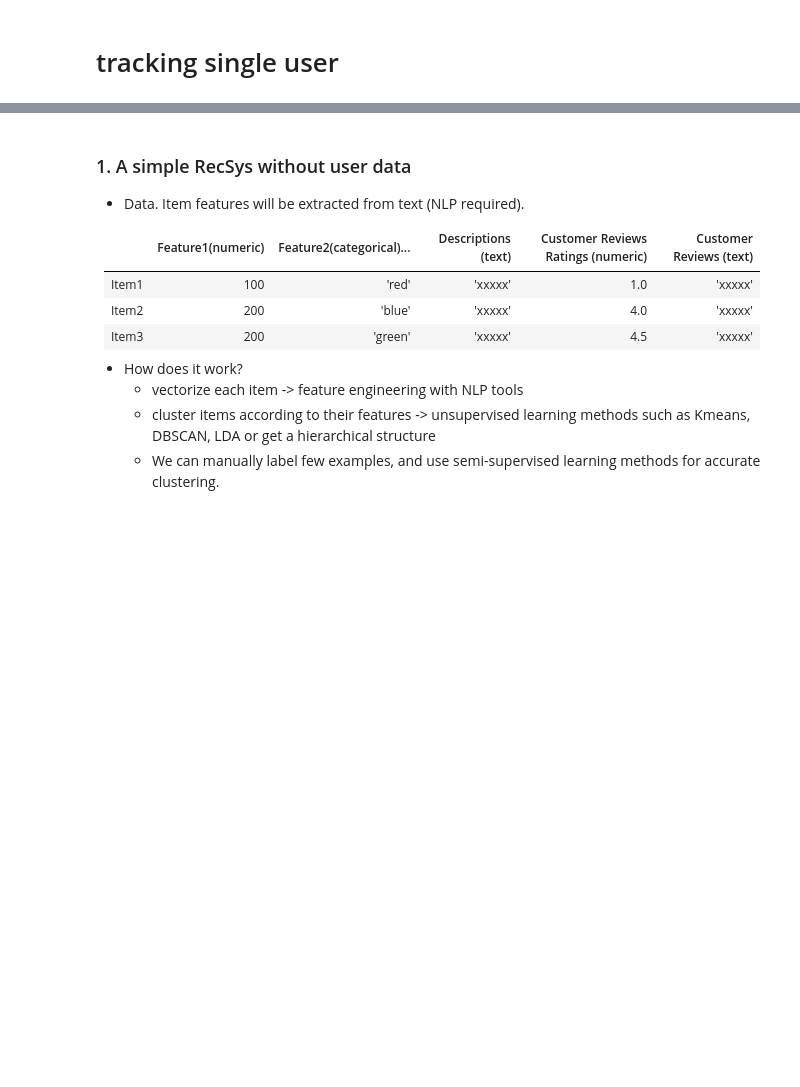
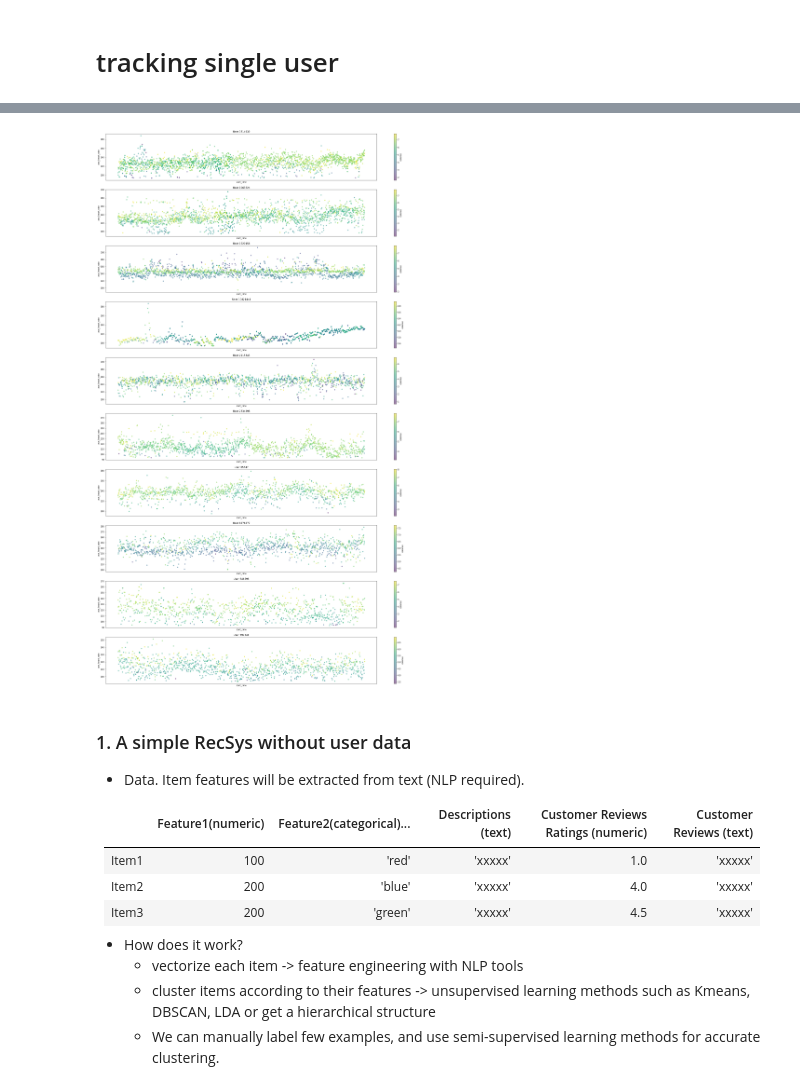
Before and after one commit to wangjing0/RS, a Jupyter notebook: NOTES.ipynb, the cells around one changed output, grey strips where cells are left out. Cells and saved outputs as stored; diff of their text form; code cells hidden in the pictures; blank space fills up the shorter version.

```diff
--- a/NOTES.ipynb
+++ b/NOTES.ipynb
@@ -326,3 +364,20 @@ df_hr.ave_longitude.mean()
+# %%
+K = 10
+user_top_K = df.userId.value_counts().nlargest(K).index
+fig, axs = plt.subplots(K,1, figsize=(30,50))
+for i, userId in enumerate(user_top_K):
+    df_top_user = df[df['userId']==userId]
+    remove_outliers_inplace(df_top_user, ['duration','distance','calories'],log_transform = True)
+    axs[i].tick_params(bottom=False,labelbottom=False)
+    df_top_user.plot.scatter(x='start_time',
+                             y='ave_heart_rate',
+                             c='calories',
+                             colormap='viridis',
+                             alpha=0.5,
+                             title='User '+str(userId),
+                             ax=axs[i]);
+# %% [output]
+[figure, added]
 # %%
 import matplotlib.pyplot as plt
 import seaborn as sns
```
Also changed, not shown: parts of 10 cells of this notebook.
